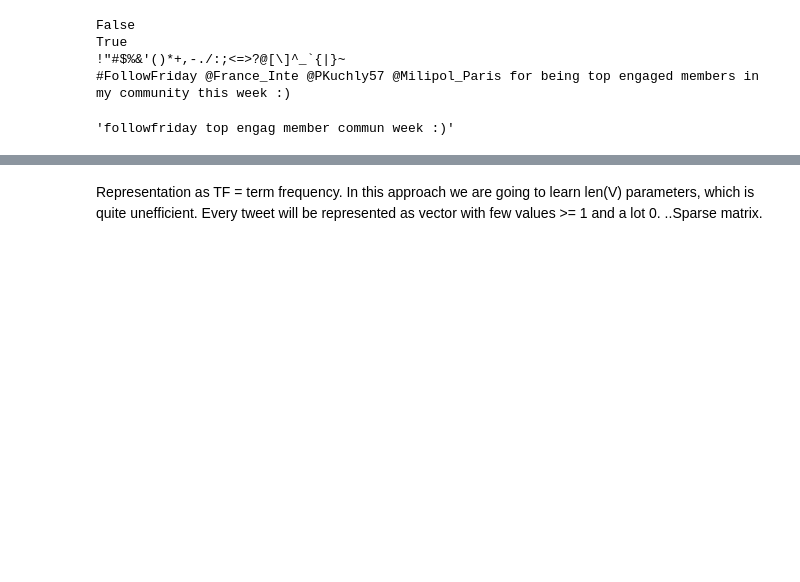
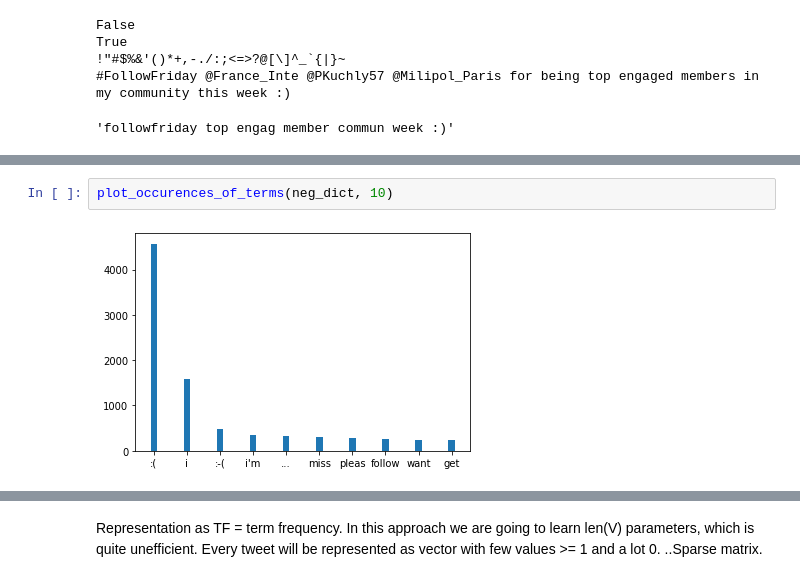
Before and after one commit to pro0255/NLP, a Jupyter notebook: jupyters/Week 1/LogisticRegression/TweetSentiment.ipynb, the cells around one changed output, grey strips where cells are left out. Cells and saved outputs as stored; diff of their text form; blank space fills up the shorter version.

```diff
--- a/jupyters/Week 1/LogisticRegression/TweetSentiment.ipynb
+++ b/jupyters/Week 1/LogisticRegression/TweetSentiment.ipynb
@@ -188,0 +211,4 @@ True
+# %%
+plot_occurences_of_terms(neg_dict, 10)
+# %% [output]
+[figure, added]
```
Also changed, not shown: parts of 31 cells of this notebook.
